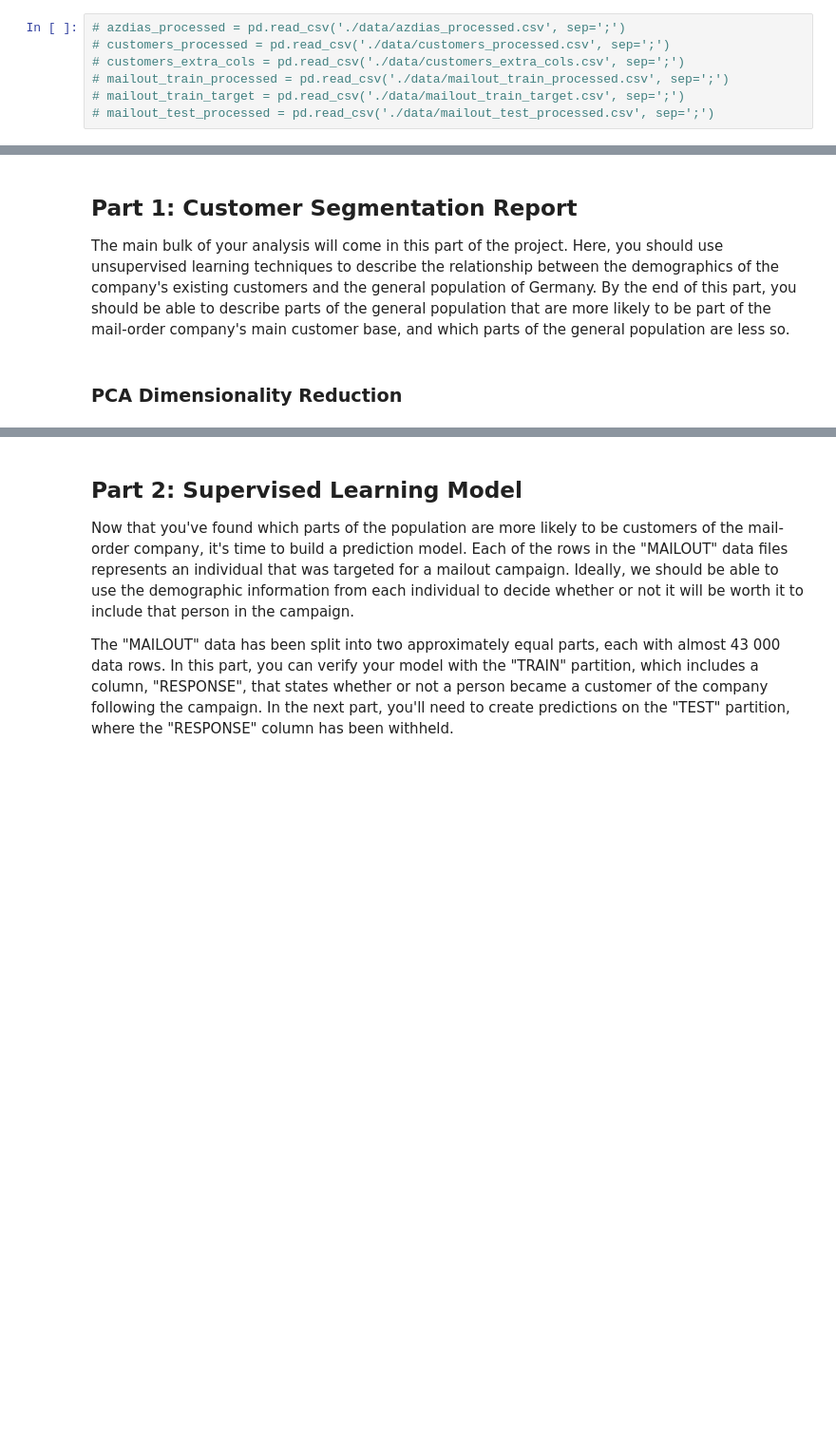
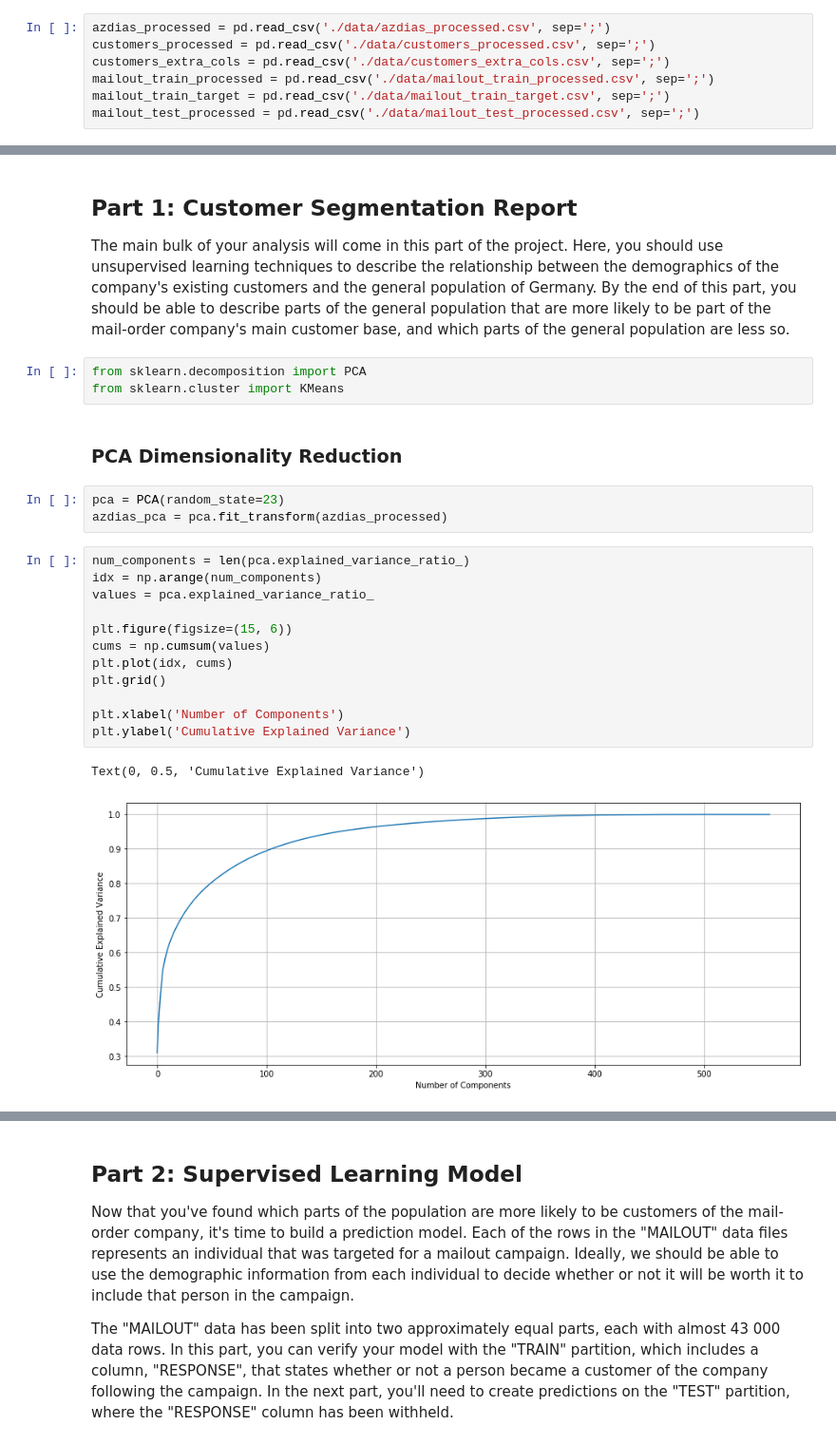
Before and after one commit to wanlipu/arvato, a Jupyter notebook: Arvato_Project_1_Data_Processing_Steps.ipynb, the cells around one changed output, grey strips where cells are left out. Shown: that part at 95% size. Cells and saved outputs as stored; diff of their text form; blank space fills up the shorter version.

```diff
--- a/Arvato_Project_1_Data_Processing_Steps.ipynb
+++ b/Arvato_Project_1_Data_Processing_Steps.ipynb
@@ -1014,9 +1014,9 @@ The shape of data frame is (191652, 561)
 The shape of data frame is (42962, 561)
 The shape of data frame is (42833, 561)
 # %%
-# azdias_processed = pd.read_csv('./data/azdias_processed.csv', sep=';')
-# customers_processed = pd.read_csv('./data/customers_processed.csv', sep=';')
-# customers_extra_cols = pd.read_csv('./data/customers_extra_cols.csv', sep=';')
-# mailout_train_processed = pd.read_csv('./data/mailout_train_processed.csv', sep=';')
-# mailout_train_target = pd.read_csv('./data/mailout_train_target.csv', sep=';')
-# mailout_test_processed = pd.read_csv('./data/mailout_test_processed.csv', sep=';')
+azdias_processed = pd.read_csv('./data/azdias_processed.csv', sep=';')
+customers_processed = pd.read_csv('./data/customers_processed.csv', sep=';')
+customers_extra_cols = pd.read_csv('./data/customers_extra_cols.csv', sep=';')
+mailout_train_processed = pd.read_csv('./data/mailout_train_processed.csv', sep=';')
+mailout_train_target = pd.read_csv('./data/mailout_train_target.csv', sep=';')
+mailout_test_processed = pd.read_csv('./data/mailout_test_processed.csv', sep=';')
@@ -1024,5 +1034,26 @@ The shape of data frame is (42833, 561)
 ## Part 1: Customer Segmentation Report
 
 The main bulk of your analysis will come in this part of the project. Here, you should use unsupervised learning techniques to describe the relationship between the demographics of the company's existing customers and the general population of Germany. By the end of this part, you should be able to describe parts of the general population that are more likely to be part of the mail-order company's main customer base, and which parts of the general population are less so.
+# %%
+from sklearn.decomposition import PCA
+from sklearn.cluster import KMeans
 # %% [markdown]
 ### PCA Dimensionality Reduction
+# %%
+pca = PCA(random_state=23)
+azdias_pca = pca.fit_transform(azdias_processed)
+# %%
+num_components = len(pca.explained_variance_ratio_)
+idx = np.arange(num_components)
+values = pca.explained_variance_ratio_
+
+plt.figure(figsize=(15, 6))
+cums = np.cumsum(values)
+plt.plot(idx, cums)
+plt.grid()
+
+plt.xlabel('Number of Components')
+plt.ylabel('Cumulative Explained Variance')
+# %% [output]
+Text(0, 0.5, 'Cumulative Explained Variance')
+[figure, added]
```
Also changed, not shown: parts of 24 cells of this notebook.
